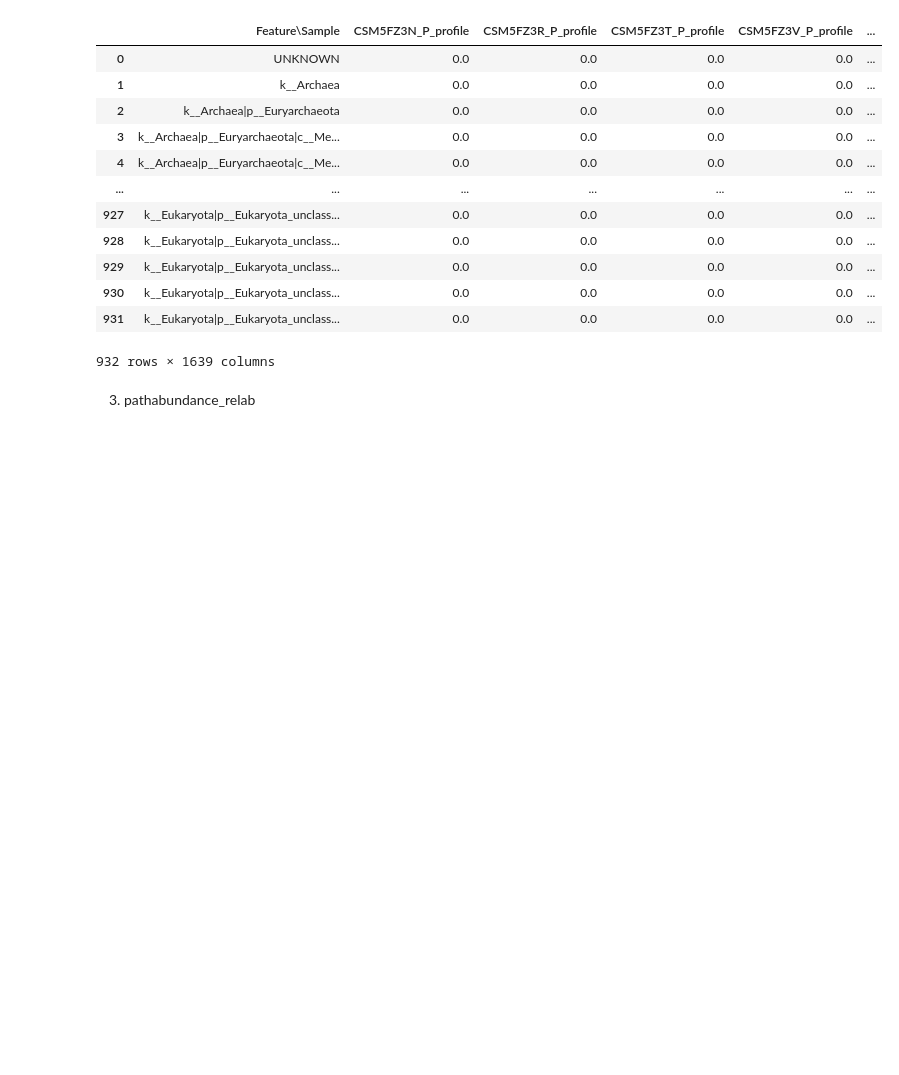
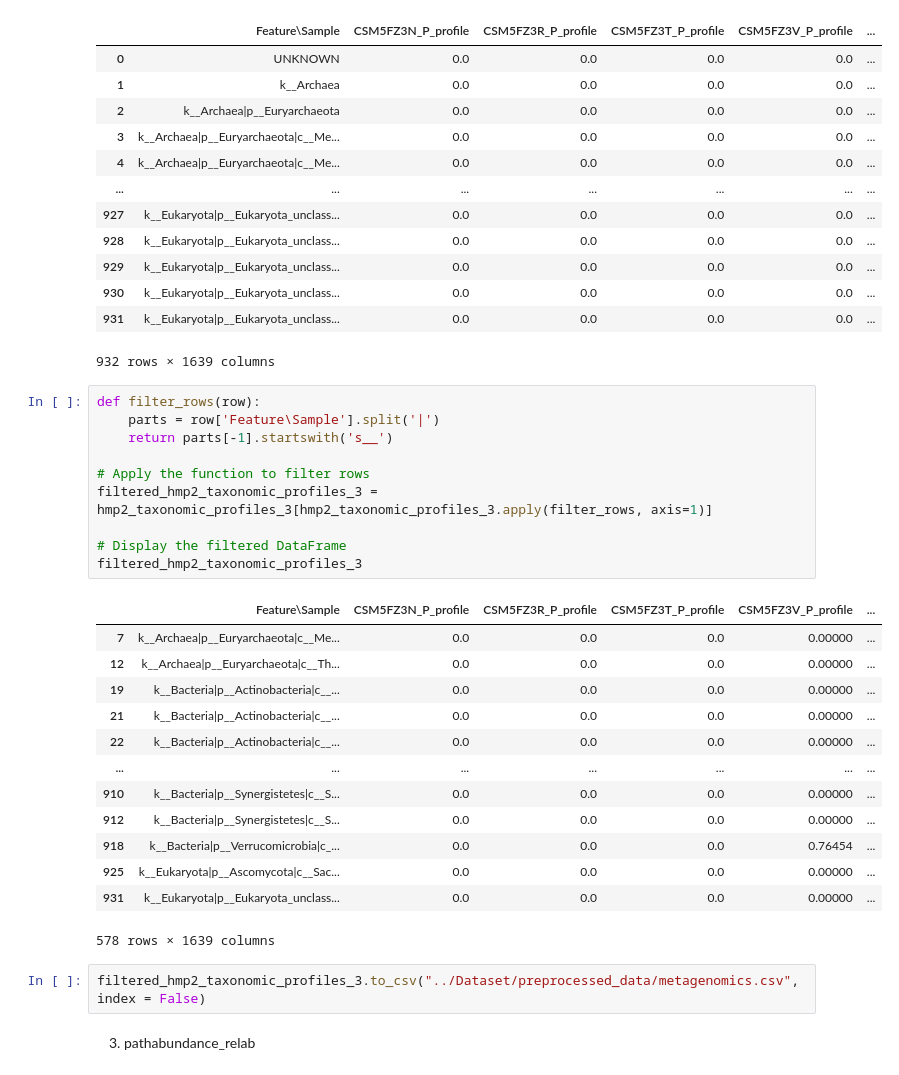
Before and after one commit to MahsaMonshizade/MultiModal, a Jupyter notebook: lib/preprocessing.ipynb, the cells around one changed output. Drawn from its saved outputs; the diff is of its cells as text; blank space fills up the shorter version.

```diff
--- a/lib/preprocessing.ipynb
+++ b/lib/preprocessing.ipynb
@@ -253,6 +278,32 @@ hmp2_taxonomic_profiles_3
 | 930 | k__Eukaryota|p__Eukaryota_unclass... | 0.0 | 0.0 | 0.0 | 0.0 | ... |
 | 931 | k__Eukaryota|p__Eukaryota_unclass... | 0.0 | 0.0 | 0.0 | 0.0 | ... |
 932 rows × 1639 columns
+# %%
+def filter_rows(row):
+    parts = row['Feature\Sample'].split('|')
+    return parts[-1].startswith('s__')
+
+# Apply the function to filter rows
+filtered_hmp2_taxonomic_profiles_3 = hmp2_taxonomic_profiles_3[hmp2_taxonomic_profiles_3.apply(filter_rows, axis=1)]
+
+# Display the filtered DataFrame
+filtered_hmp2_taxonomic_profiles_3
+# %% [output]
+|  | Feature\Sample | CSM5FZ3N_P_profile | CSM5FZ3R_P_profile | CSM5FZ3T_P_profile | CSM5FZ3V_P_profile | ... |
+| 7 | k__Archaea|p__Euryarchaeota|c__Me... | 0.0 | 0.0 | 0.0 | 0.00000 | ... |
+| 12 | k__Archaea|p__Euryarchaeota|c__Th... | 0.0 | 0.0 | 0.0 | 0.00000 | ... |
+| 19 | k__Bacteria|p__Actinobacteria|c__... | 0.0 | 0.0 | 0.0 | 0.00000 | ... |
+| 21 | k__Bacteria|p__Actinobacteria|c__... | 0.0 | 0.0 | 0.0 | 0.00000 | ... |
+| 22 | k__Bacteria|p__Actinobacteria|c__... | 0.0 | 0.0 | 0.0 | 0.00000 | ... |
+| ... | ... | ... | ... | ... | ... | ... |
+| 910 | k__Bacteria|p__Synergistetes|c__S... | 0.0 | 0.0 | 0.0 | 0.00000 | ... |
+| 912 | k__Bacteria|p__Synergistetes|c__S... | 0.0 | 0.0 | 0.0 | 0.00000 | ... |
+| 918 | k__Bacteria|p__Verrucomicrobia|c_... | 0.0 | 0.0 | 0.0 | 0.76454 | ... |
+| 925 | k__Eukaryota|p__Ascomycota|c__Sac... | 0.0 | 0.0 | 0.0 | 0.00000 | ... |
+| 931 | k__Eukaryota|p__Eukaryota_unclass... | 0.0 | 0.0 | 0.0 | 0.00000 | ... |
+578 rows × 1639 columns
+# %%
+filtered_hmp2_taxonomic_profiles_3.to_csv("../Dataset/preprocessed_data/metagenomics.csv", index = False)
 # %% [markdown]
 3. pathabundance_relab
 # %%
```
Also changed, not shown: parts of 7 cells of this notebook, 2 other files.
